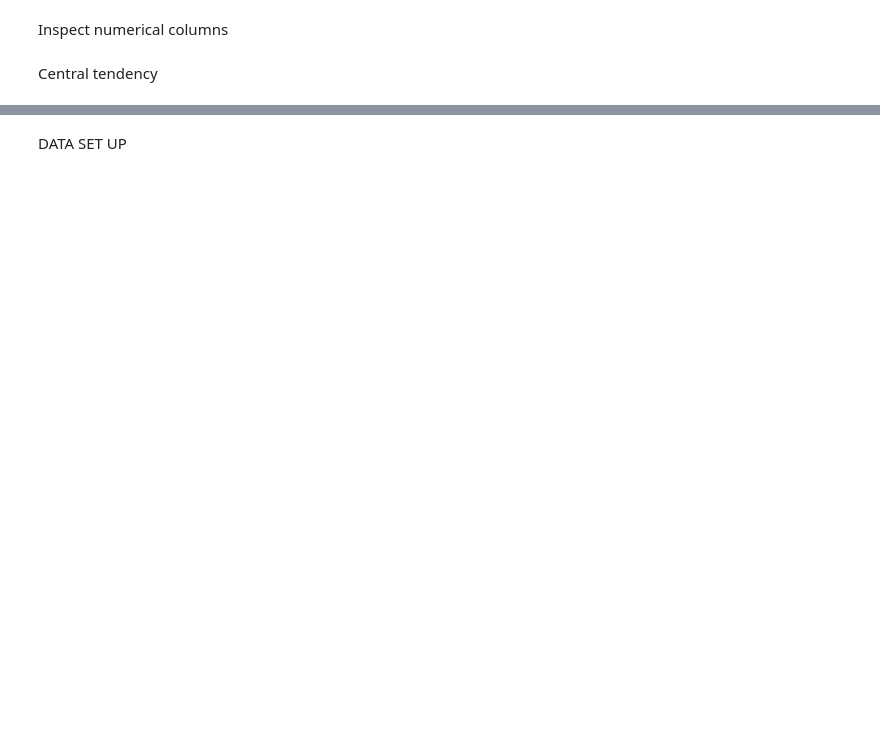
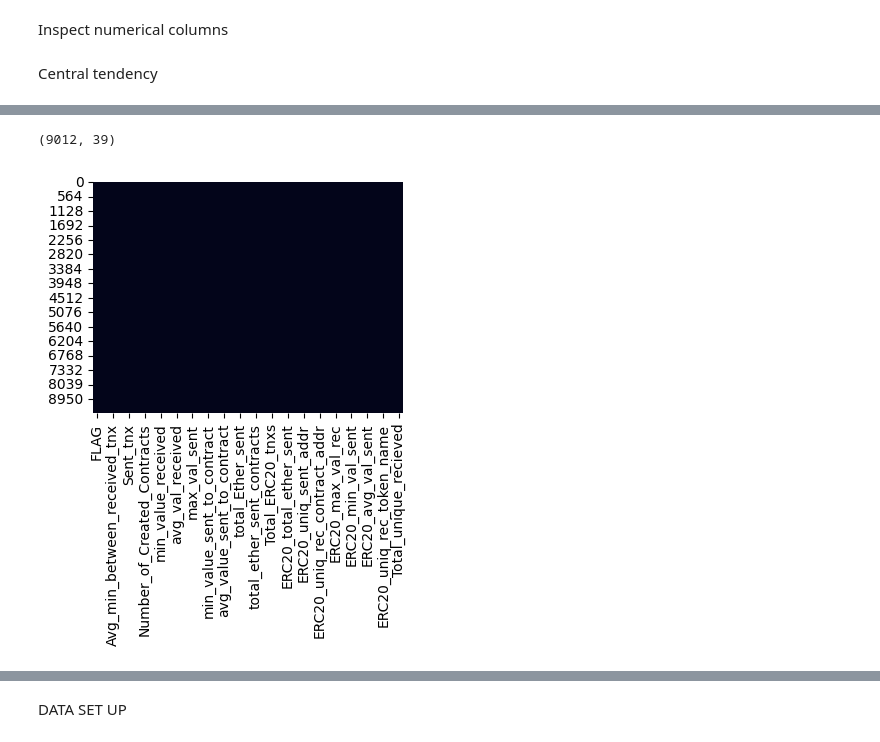
Before and after one commit to docampo99/Fraud_Detection_with_AI, a Jupyter notebook: Ethereum.ipynb, the cells around one changed output, grey strips where cells are left out. Saved outputs shown, nothing was run; the diff lists cells and outputs as text; code cells hidden in the pictures; blank space fills up the shorter version.

```diff
--- a/Ethereum.ipynb
+++ b/Ethereum.ipynb
@@ -282,0 +194,14 @@ Index(['FLAG', 'Avg min between sent tnx', 'Avg min between received tnx',
+# %%
+# Eliminamos duplicados
+df.drop(df[categories], axis=1, inplace=True)
+# drop missings values
+df.dropna(inplace=True)
+
+# Visualize missings pattern of the dataframe
+print(df.shape)
+plt.figure(figsize=(4,3))
+sns.heatmap(df.isnull(), cbar=False)
+plt.show()
+# %% [output]
+(9012, 39)
+[figure, added]
```
Also changed, not shown: parts of 84 cells of this notebook, 1 other file.
